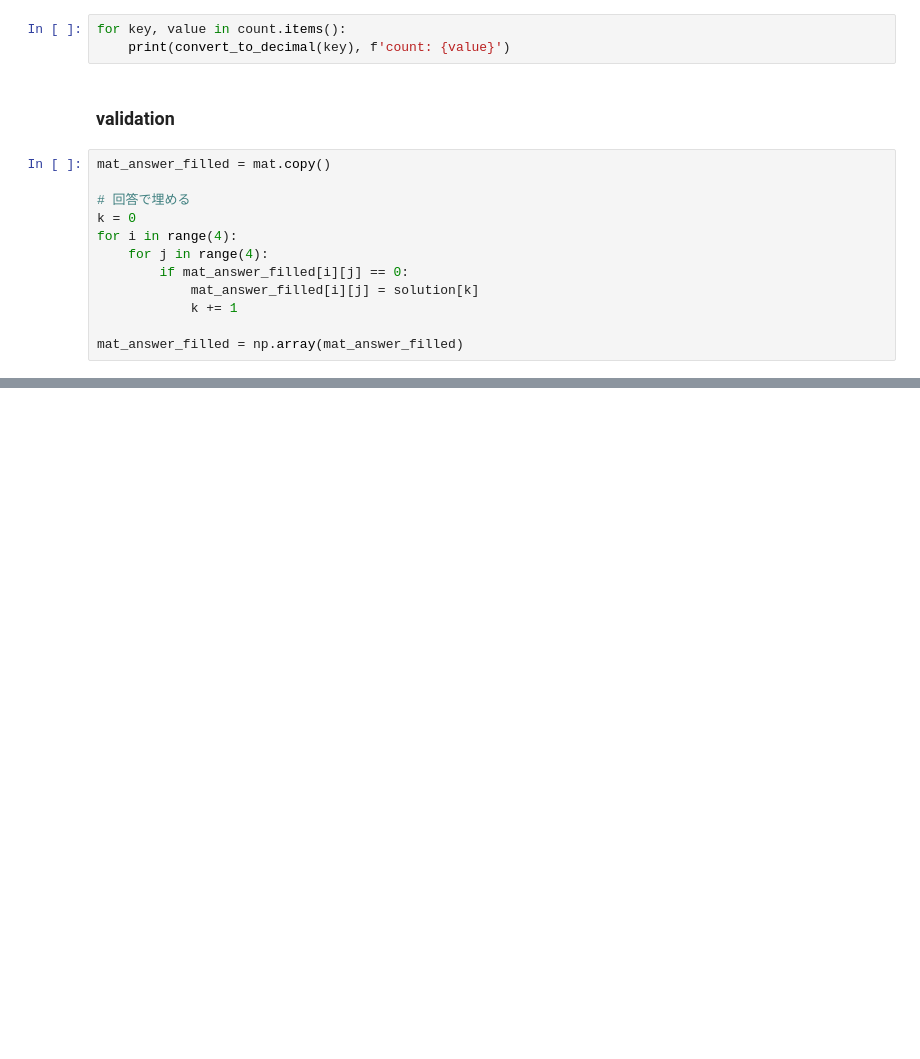
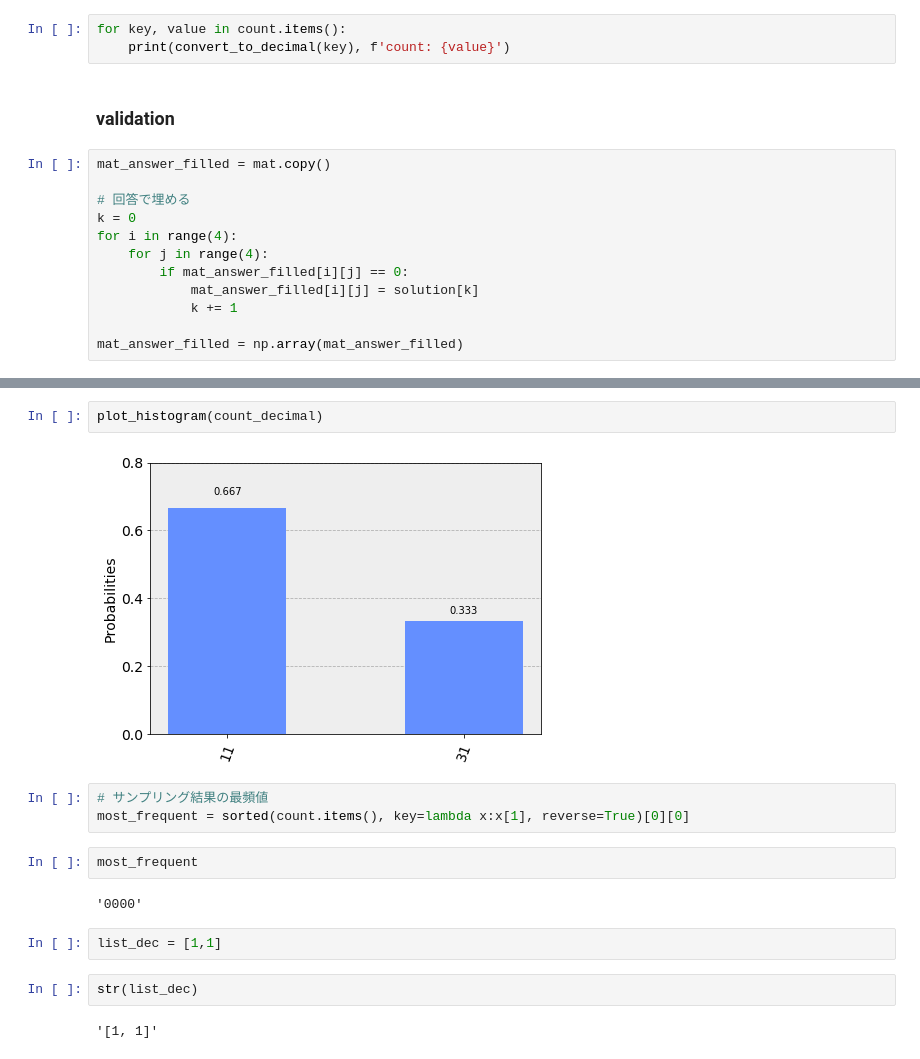
Before and after one commit to yoooopeeee/grover_sudoku, a Jupyter notebook: notebooks/ibe/oracle_ckeck.ipynb, the cells around one changed output, grey strips where cells are left out. Cells and saved outputs as stored; diff of their text form; blank space fills up the shorter version.

```diff
--- a/notebooks/ibe/oracle_ckeck.ipynb
+++ b/notebooks/ibe/oracle_ckeck.ipynb
@@ -281,0 +350,17 @@ mat_answer_filled
+# %%
+plot_histogram(count_decimal)
+# %% [output]
+[figure, added]
+# %%
+# サンプリング結果の最頻値
+most_frequent = sorted(count.items(), key=lambda x:x[1], reverse=True)[0][0]
+# %%
+most_frequent
+# %% [output]
+'0000'
+# %%
+list_dec = [1,1]
+# %%
+str(list_dec)
+# %% [output]
+'[1, 1]'
```
Also changed, not shown: parts of 13 cells of this notebook, 2 other files.
